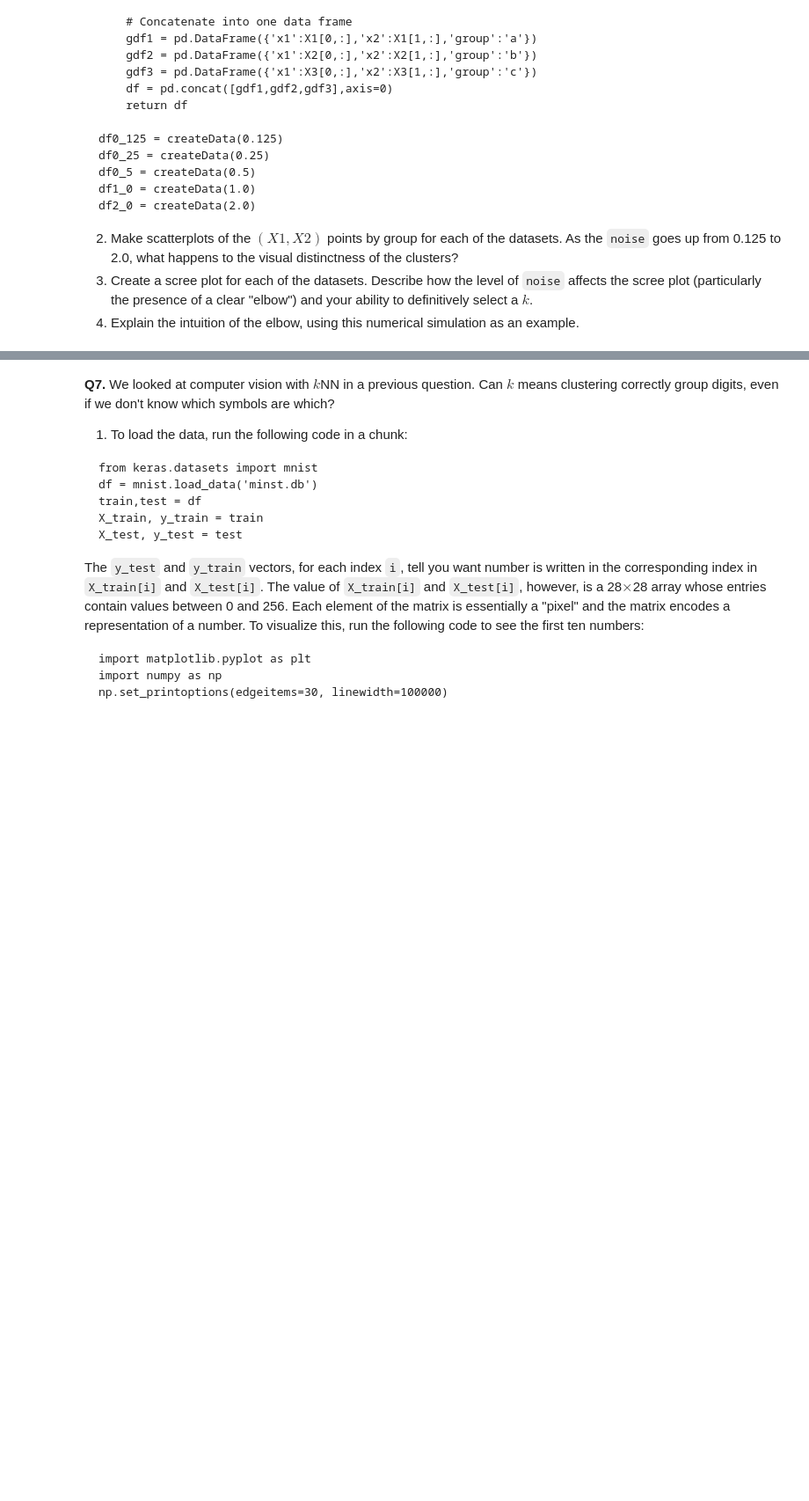
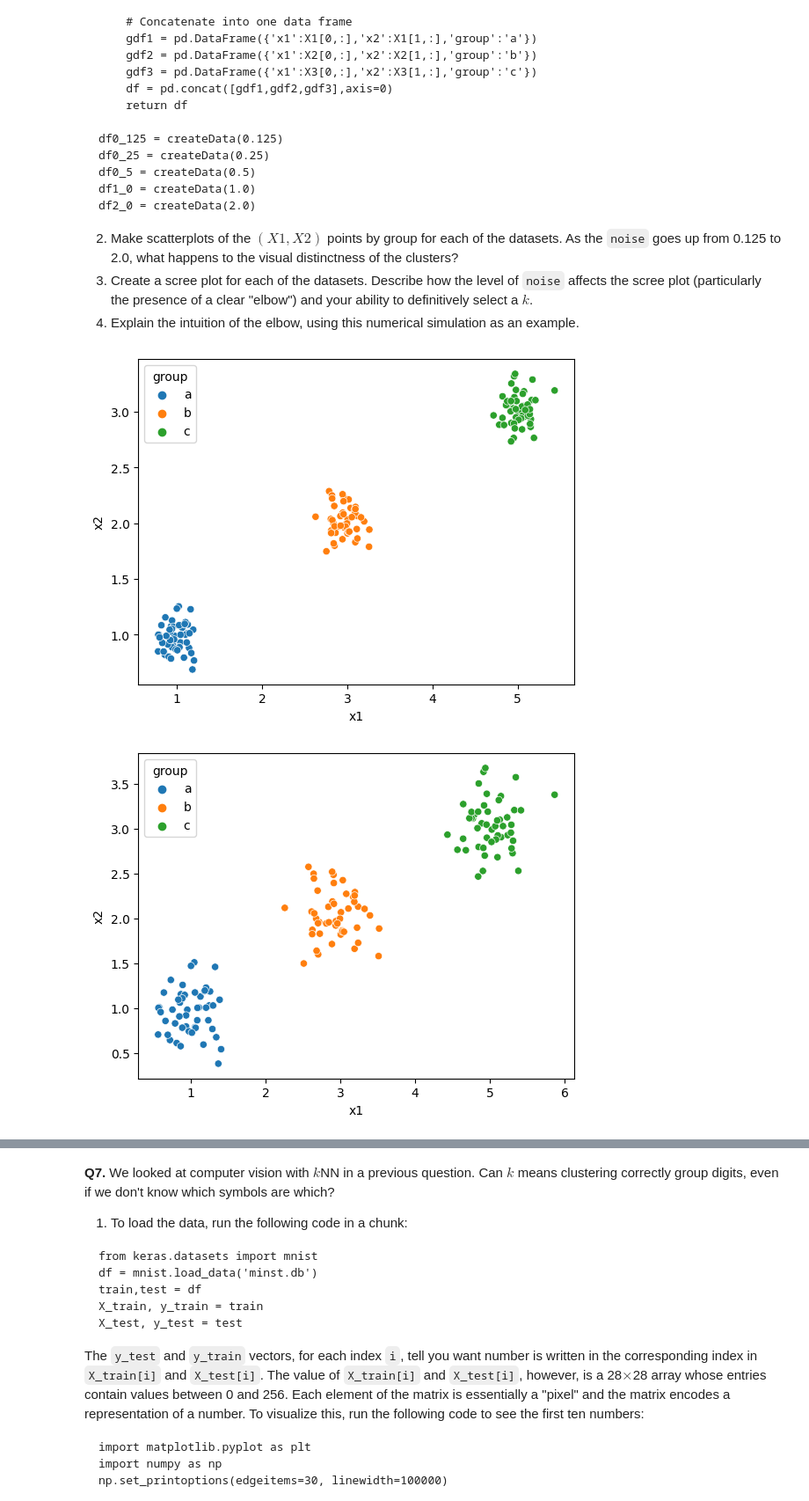
Before and after one commit to ryangunn01/assignment3, a Jupyter notebook: assignment_knn_and_kmc.ipynb, the cells around one changed output, grey strips where cells are left out. Shown: that part at 88% size. Drawn from its saved outputs; the diff is of its cells as text; code cells hidden in the pictures; blank space fills up the shorter version.

```diff
--- a/assignment_knn_and_kmc.ipynb
+++ b/assignment_knn_and_kmc.ipynb
@@ -275,3 +348,82 @@ df2_0 = createData(2.0)
 2. Make scatterplots of the $(X1,X2)$ points by group for each of the datasets. As the `noise` goes up from 0.125 to 2.0, what happens to the visual distinctness of the clusters?
 3. Create a scree plot for each of the datasets. Describe how the level of `noise` affects the scree plot (particularly the presence of a clear "elbow") and your ability to definitively select a $k$.
 4. Explain the intuition of the elbow, using this numerical simulation as an example.
+# %%
+import numpy as np
+import pandas as pd
+import seaborn as sns
+from sklearn.cluster import KMeans # Import kmc
+import matplotlib.pyplot as plt
+def createData(noise,N=50):
+  np.random.seed(100) # Set the seed for replicability
+  # Generate (x1,x2,g) triples:
+  X1 = np.array([np.random.normal(1,noise,N),np.random.normal(1,noise,N)])
+  X2 = np.array([np.random.normal(3,noise,N),np.random.normal(2,noise,N)])
+  X3 = np.array([np.random.normal(5,noise,N),np.random.normal(3,noise,N)])
+  # Concatenate into one data frame
+  gdf1 = pd.DataFrame({'x1':X1[0,:],'x2':X1[1,:],'group':'a'})
+  gdf2 = pd.DataFrame({'x1':X2[0,:],'x2':X2[1,:],'group':'b'})
+  gdf3 = pd.DataFrame({'x1':X3[0,:],'x2':X3[1,:],'group':'c'})
+  df = pd.concat([gdf1,gdf2,gdf3],axis=0)
+  return df
+df0_125 = createData(0.125)
+df0_25 = createData(0.25)
+df0_5 = createData(0.5)
+df1_0 = createData(1.0)
+df2_0 = createData(2.0)
+plt.figure()
+sns.scatterplot(data = df0_125, x = 'x1',y='x2',hue='group')
+plt.show()
+plt.figure()
+sns.scatterplot(data = df0_25, x = 'x1',y='x2',hue='group')
+plt.show()
+plt.figure()
+sns.scatterplot(data = df0_5, x = 'x1',y='x2',hue='group')
+plt.show()
+plt.figure()
+sns.scatterplot(data = df1_0, x = 'x1',y='x2',hue='group')
+plt.show()
+plt.figure()
+sns.scatterplot(data = df2_0, x = 'x1',y='x2',hue='group')
+plt.show()
+
+#Increasing the noise makes the clusters less distinct. There is no visible clustering at noise = 1.0 and beyond.
+
+#Maxmin and scree plot function taken from Canvas
+
+def maxmin(x): # Max-min scaler function
+  x = (x-min(x))/(max(x)-min(x))
+  return x
+def scree(data): # I built a function to make scree plots quickly
+  # Preprocess the data:
+  X = data.loc[ : , ['x1','x2'] ] # Select data to cluster
+  X = X.apply(maxmin) # Normalize the data
+  # Create a scree plot:
+  k_bar = 15
+  k_grid = np.arange(1,k_bar+1) # The range of k's to consider
+  SSE = np.zeros(k_bar) # We'll store the training error here
+  for k in range(k_bar): # For indices from 0 to k_bar-1
+    model = KMeans(n_clusters=k+1, max_iter=300, n_init = 10, random_state=0) #
+    model = model.fit(X) # Fit the emodel
+    SSE[k] = model.inertia_ # Record the sum of squared error for k in the SSE
+  scree_plot, axes = plt.subplots()
+  sns.lineplot(x=k_grid, y=SSE).set_title('Scree Plot') # Create scree plot
+  axes.set_ylim(0, 35)
+
+scree(df0_125)
+#Elbow at k=3
+scree(df0_25)
+#Elbow at k=3
+scree(df0_5)
+#Elbow still obvious
+scree(df1_0)
+#Elbow visibility waning
+scree(df2_0)
+#Hardly any elbow
+
+# When there are obvious clusters, SSE will suddenly drop at a certain number of clusters. This clearly gives a good number for clustering, and any number
+# of clusters after will only have a small change in SSE. When noise is increased, the underlying cluster pattern is no longer obvious, so there is not
+# an inflection point that indicates k clusters.
+# %% [output]
+[figure, added]
+[figure, added]
```
Also changed, not shown: parts of 4 cells of this notebook.
